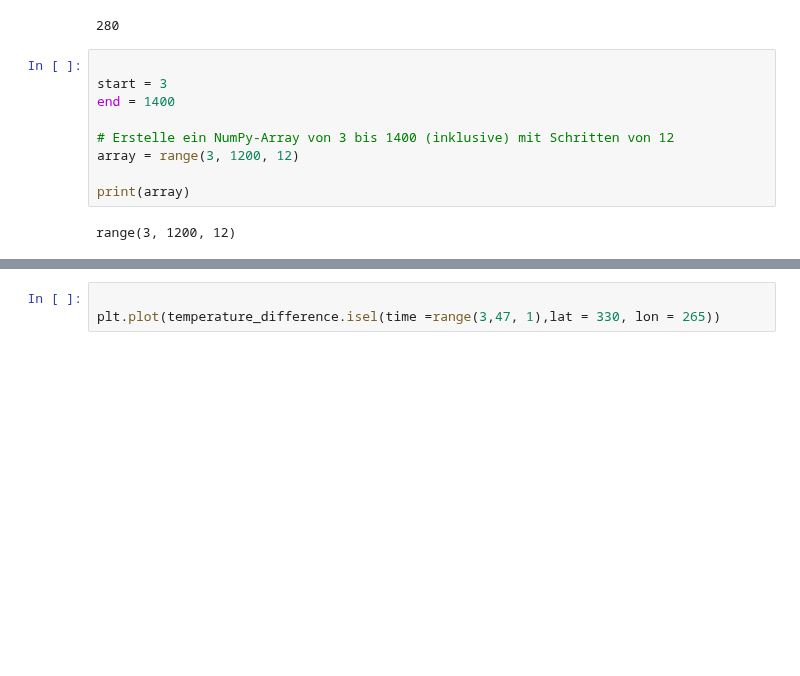
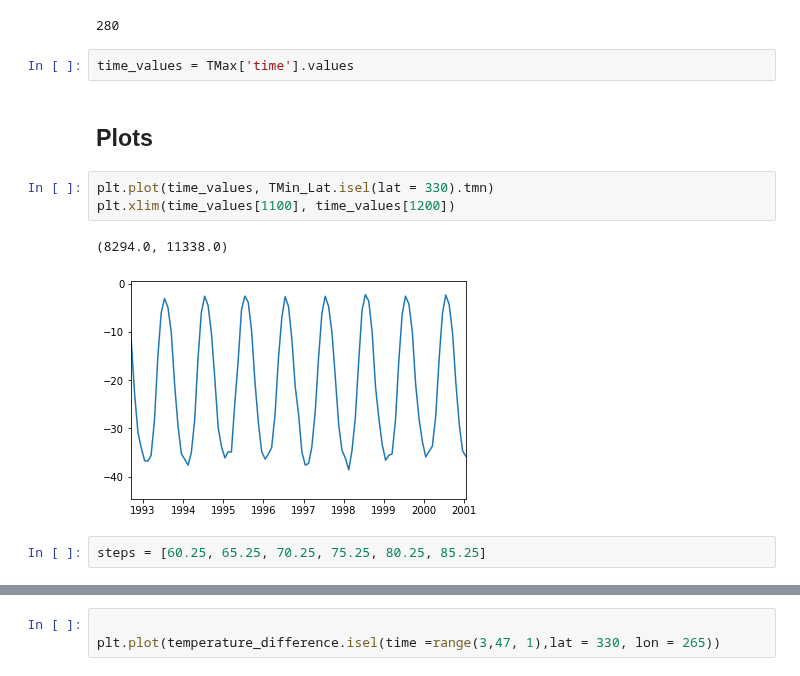
Before and after one commit to LeoausderDose/Praktikum_AWI, a Jupyter notebook: ImportTMax.ipynb, the cells around one changed output, grey strips where cells are left out. Drawn from its saved outputs; the diff is of its cells as text; blank space fills up the shorter version.

```diff
--- a/ImportTMax.ipynb
+++ b/ImportTMax.ipynb
@@ -42,14 +58,15 @@ np.count_nonzero(~np.isnan(TMax_Lat.tmx.isel(time = 0)))
 # temperature_difference.isel(time =0,lat = 330, lon = 265)
 # %% [output]
 280
-# %%
-
-start = 3
-end = 1400
-
-# Erstelle ein NumPy-Array von 3 bis 1400 (inklusive) mit Schritten von 12
-array = range(3, 1200, 12)
-
-print(array)
-# %% [output]
-range(3, 1200, 12)
+# %%
+time_values = TMax['time'].values
+# %% [markdown]
+## Plots
+# %%
+plt.plot(time_values, TMin_Lat.isel(lat = 330).tmn)
+plt.xlim(time_values[1100], time_values[1200])
+# %% [output]
+(8294.0, 11338.0)
+[figure, added]
+# %%
+steps = [60.25, 65.25, 70.25, 75.25, 80.25, 85.25]
```
Also changed, not shown: parts of 16 cells of this notebook, 11 other files.
